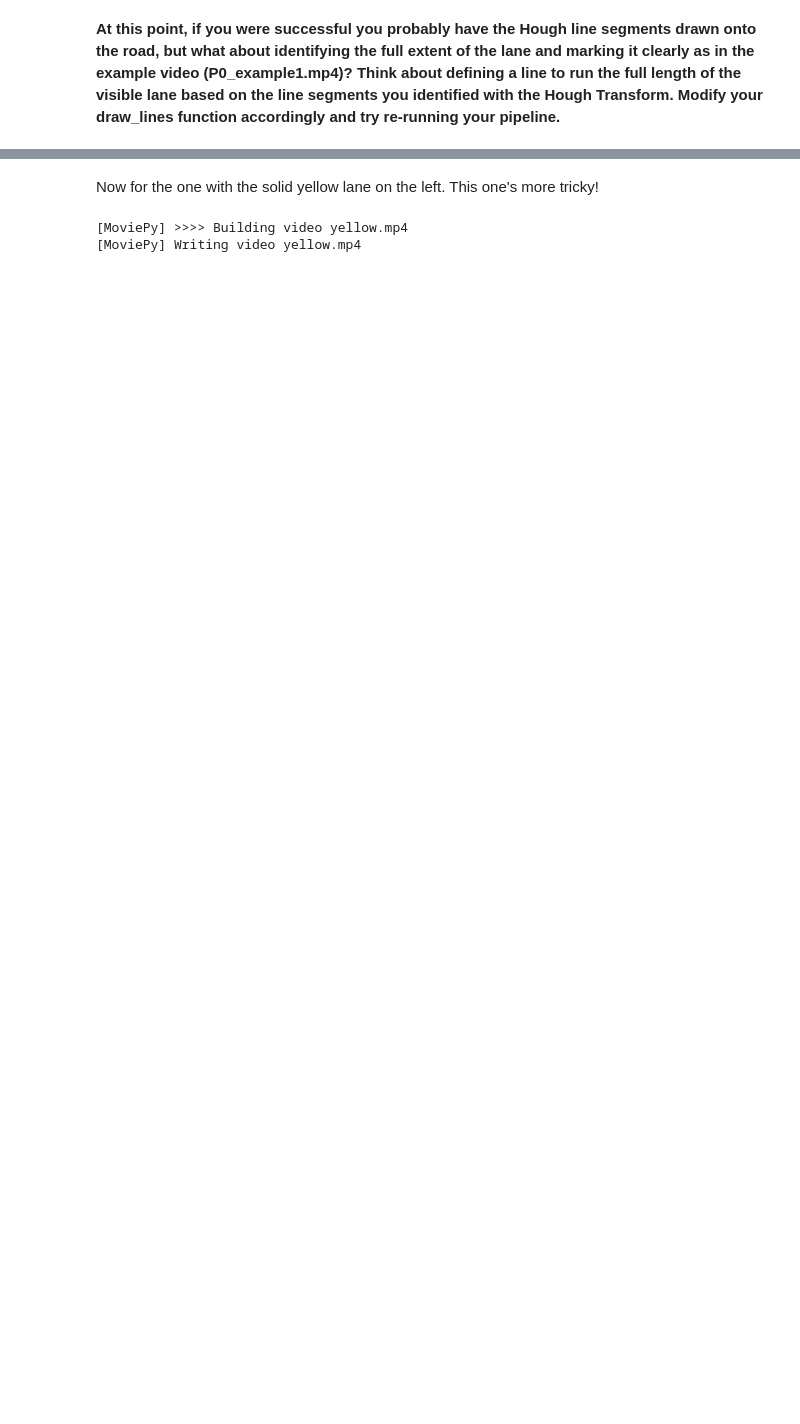
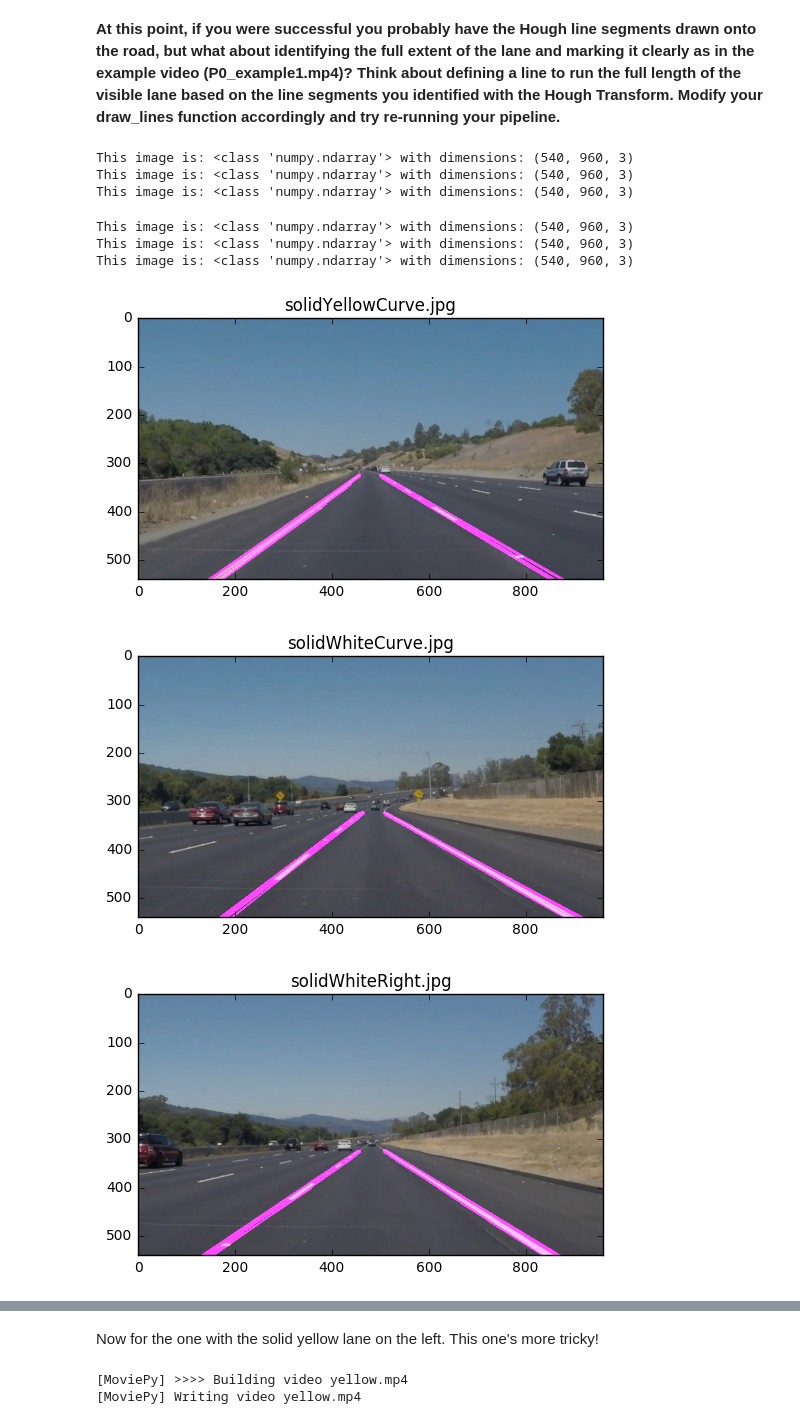
Before and after one commit to mgruben/lane-lines, a Jupyter notebook: P0.ipynb, the cells around one changed output, grey strips where cells are left out. Saved outputs shown, nothing was run; the diff lists cells and outputs as text; code cells hidden in the pictures; blank space fills up the shorter version.

Commit message:
Draw lane lines to the bottom of the frame

```diff
--- a/P0.ipynb
+++ b/P0.ipynb
@@ -346,0 +382,53 @@ HTML("""
+# %%
+def process_image_to_bottom(image):
+    # Apply the Canny Transform
+    canny_image = canny(image, 255, 255)
+
+    # Mask the Region of Interest
+    vertices = np.array([[(100, 540), (440, 325), (520, 325), (900, 540)]])
+    masked_canny_image = region_of_interest(canny_image, vertices)
+
+    # Apply a Gaussian Noise filter
+    gaussian_image = gaussian_noise(masked_canny_image, 5)
+
+    # Draw the Hough Lines
+    hough_image = hough_lines_to_bottom(gaussian_image, rho = 1, theta = np.pi / 180, threshold = 50,
+                          min_line_len = 100, max_line_gap = 150)
+
+    # Transform the hough_image into the same channel space.
+    # Or else, cv2.addWeighted will fail.
+    hough_image_BGR = cv2.cvtColor(hough_image, cv2.COLOR_GRAY2BGR)
+
+    # Make the Hough Lines pink, because I like pink.
+    b,g,r = cv2.split(hough_image_BGR)
+    g = 0 * g
+    b * 0.5 * b
+    hough_image_pink = cv2.merge((b, g, r))
+    # See, e.g., http://docs.opencv.org/3.0-beta/doc/py_tutorials/py_core/py_basic_ops/py_basic_ops.html
+
+    # Superimpose the Hough Lines on the original image
+    # Using the default parameters for α, β, and λ
+    superimposed_image = weighted_img(hough_image_pink, image, α=0.8, β=1., λ=0.1)
+
+    return superimposed_image
+# %%
+test_list = os.listdir("test_images/")
+for file in test_list:
+    if "challenge" in file:
+        continue
+    img = mpimg.imread('test_images/' + file)
+    print('This image is:', type(img), 'with dimensions:', img.shape)
+    after_img = process_image_to_bottom(img)
+    plt.figure()
+    plt.title(file)
+    plt.imshow(after_img)
+# %% [output]
+This image is: <class 'numpy.ndarray'> with dimensions: (540, 960, 3)
+This image is: <class 'numpy.ndarray'> with dimensions: (540, 960, 3)
+This image is: <class 'numpy.ndarray'> with dimensions: (540, 960, 3)
+This image is: <class 'numpy.ndarray'> with dimensions: (540, 960, 3)
+This image is: <class 'numpy.ndarray'> with dimensions: (540, 960, 3)
+This image is: <class 'numpy.ndarray'> with dimensions: (540, 960, 3)
+[figure, added]
+[figure, added]
+[figure, added]
```
Also changed, not shown: parts of 36 cells of this notebook.
